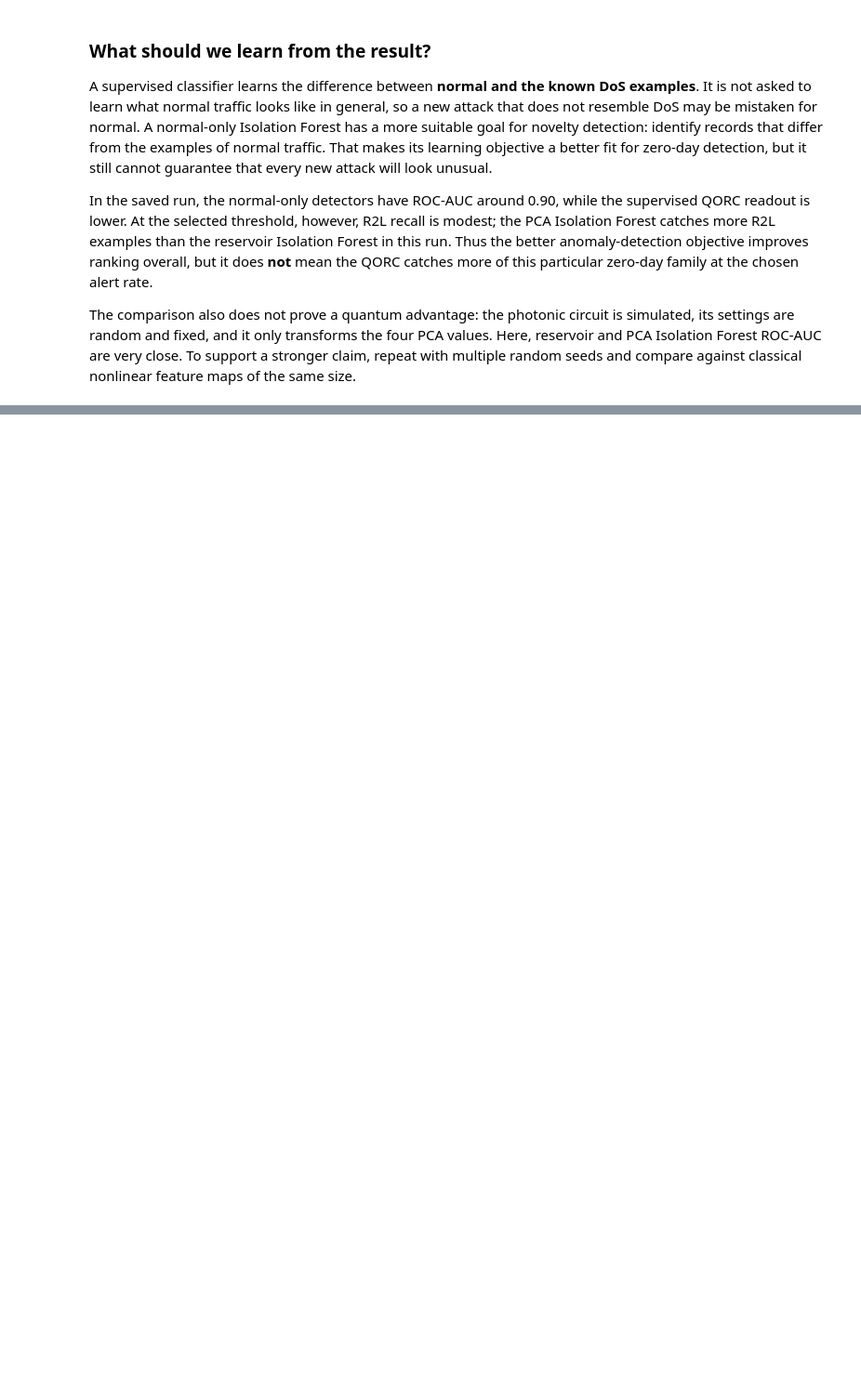
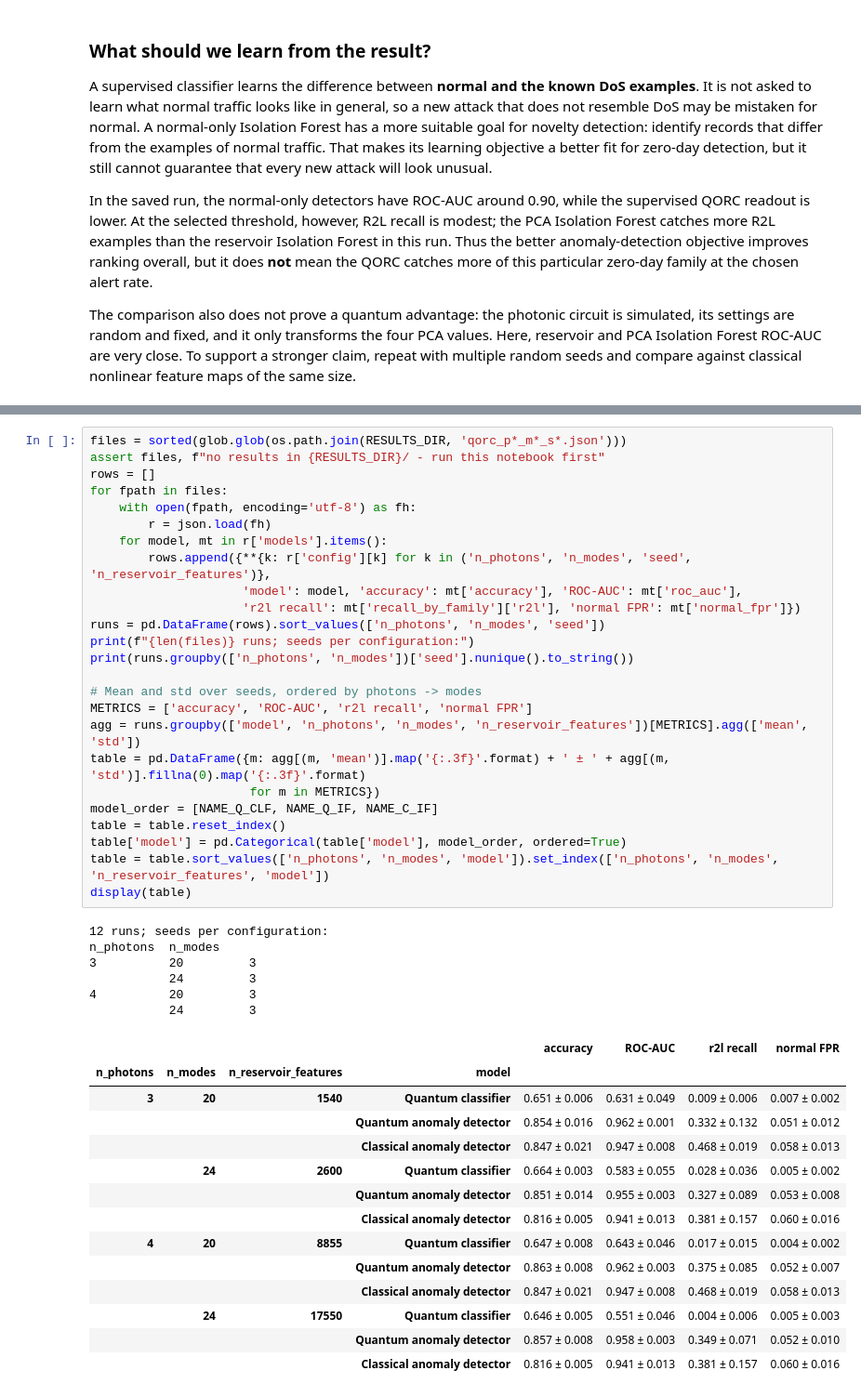
Before and after one commit to BinhDangNguyn/quandela-qorc-nsl-kdd, a Jupyter notebook: qorc_nsl_kdd.ipynb, the cells around one changed output, grey strips where cells are left out. Shown at 93% size. Cells and saved outputs as stored; diff of their text form; blank space fills up the shorter version.

```diff
--- a/qorc_nsl_kdd.ipynb
+++ b/qorc_nsl_kdd.ipynb
@@ -456,0 +513,46 @@ The comparison also does not prove a quantum advantage: the photonic circuit is
+# %%
+files = sorted(glob.glob(os.path.join(RESULTS_DIR, 'qorc_p*_m*_s*.json')))
+assert files, f"no results in {RESULTS_DIR}/ - run this notebook first"
+rows = []
+for fpath in files:
+    with open(fpath, encoding='utf-8') as fh:
+        r = json.load(fh)
+    for model, mt in r['models'].items():
+        rows.append({**{k: r['config'][k] for k in ('n_photons', 'n_modes', 'seed', 'n_reservoir_features')},
+                     'model': model, 'accuracy': mt['accuracy'], 'ROC-AUC': mt['roc_auc'],
+                     'r2l recall': mt['recall_by_family']['r2l'], 'normal FPR': mt['normal_fpr']})
+runs = pd.DataFrame(rows).sort_values(['n_photons', 'n_modes', 'seed'])
+print(f"{len(files)} runs; seeds per configuration:")
+print(runs.groupby(['n_photons', 'n_modes'])['seed'].nunique().to_string())
+
+# Mean and std over seeds, ordered by photons -> modes
+METRICS = ['accuracy', 'ROC-AUC', 'r2l recall', 'normal FPR']
+agg = runs.groupby(['model', 'n_photons', 'n_modes', 'n_reservoir_features'])[METRICS].agg(['mean', 'std'])
+table = pd.DataFrame({m: agg[(m, 'mean')].map('{:.3f}'.format) + ' ± ' + agg[(m, 'std')].fillna(0).map('{:.3f}'.format)
+                      for m in METRICS})
+model_order = [NAME_Q_CLF, NAME_Q_IF, NAME_C_IF]
+table = table.reset_index()
+table['model'] = pd.Categorical(table['model'], model_order, ordered=True)
+table = table.sort_values(['n_photons', 'n_modes', 'model']).set_index(['n_photons', 'n_modes', 'n_reservoir_features', 'model'])
+display(table)
+# %% [output]
+12 runs; seeds per configuration:
+n_photons  n_modes
+3          20         3
+           24         3
+4          20         3
+           24         3
+|  |  |  |  | accuracy | ROC-AUC | r2l recall | normal FPR |
+| n_photons | n_modes | n_reservoir_features | model |  |  |  |  |
+| 3 | 20 | 1540 | Quantum classifier | 0.651 ± 0.006 | 0.631 ± 0.049 | 0.009 ± 0.006 | 0.007 ± 0.002 |
+|  |  |  | Quantum anomaly detector | 0.854 ± 0.016 | 0.962 ± 0.001 | 0.332 ± 0.132 | 0.051 ± 0.012 |
+|  |  |  | Classical anomaly detector | 0.847 ± 0.021 | 0.947 ± 0.008 | 0.468 ± 0.019 | 0.058 ± 0.013 |
+|  | 24 | 2600 | Quantum classifier | 0.664 ± 0.003 | 0.583 ± 0.055 | 0.028 ± 0.036 | 0.005 ± 0.002 |
+|  |  |  | Quantum anomaly detector | 0.851 ± 0.014 | 0.955 ± 0.003 | 0.327 ± 0.089 | 0.053 ± 0.008 |
+|  |  |  | Classical anomaly detector | 0.816 ± 0.005 | 0.941 ± 0.013 | 0.381 ± 0.157 | 0.060 ± 0.016 |
+| 4 | 20 | 8855 | Quantum classifier | 0.647 ± 0.008 | 0.643 ± 0.046 | 0.017 ± 0.015 | 0.004 ± 0.002 |
+|  |  |  | Quantum anomaly detector | 0.863 ± 0.008 | 0.962 ± 0.003 | 0.375 ± 0.085 | 0.052 ± 0.007 |
+|  |  |  | Classical anomaly detector | 0.847 ± 0.021 | 0.947 ± 0.008 | 0.468 ± 0.019 | 0.058 ± 0.013 |
+|  | 24 | 17550 | Quantum classifier | 0.646 ± 0.005 | 0.551 ± 0.046 | 0.004 ± 0.006 | 0.005 ± 0.003 |
+|  |  |  | Quantum anomaly detector | 0.857 ± 0.008 | 0.958 ± 0.003 | 0.349 ± 0.071 | 0.052 ± 0.010 |
+|  |  |  | Classical anomaly detector | 0.816 ± 0.005 | 0.941 ± 0.013 | 0.381 ± 0.157 | 0.060 ± 0.016 |
```
Also changed, not shown: parts of 12 cells of this notebook, 13 other files.
